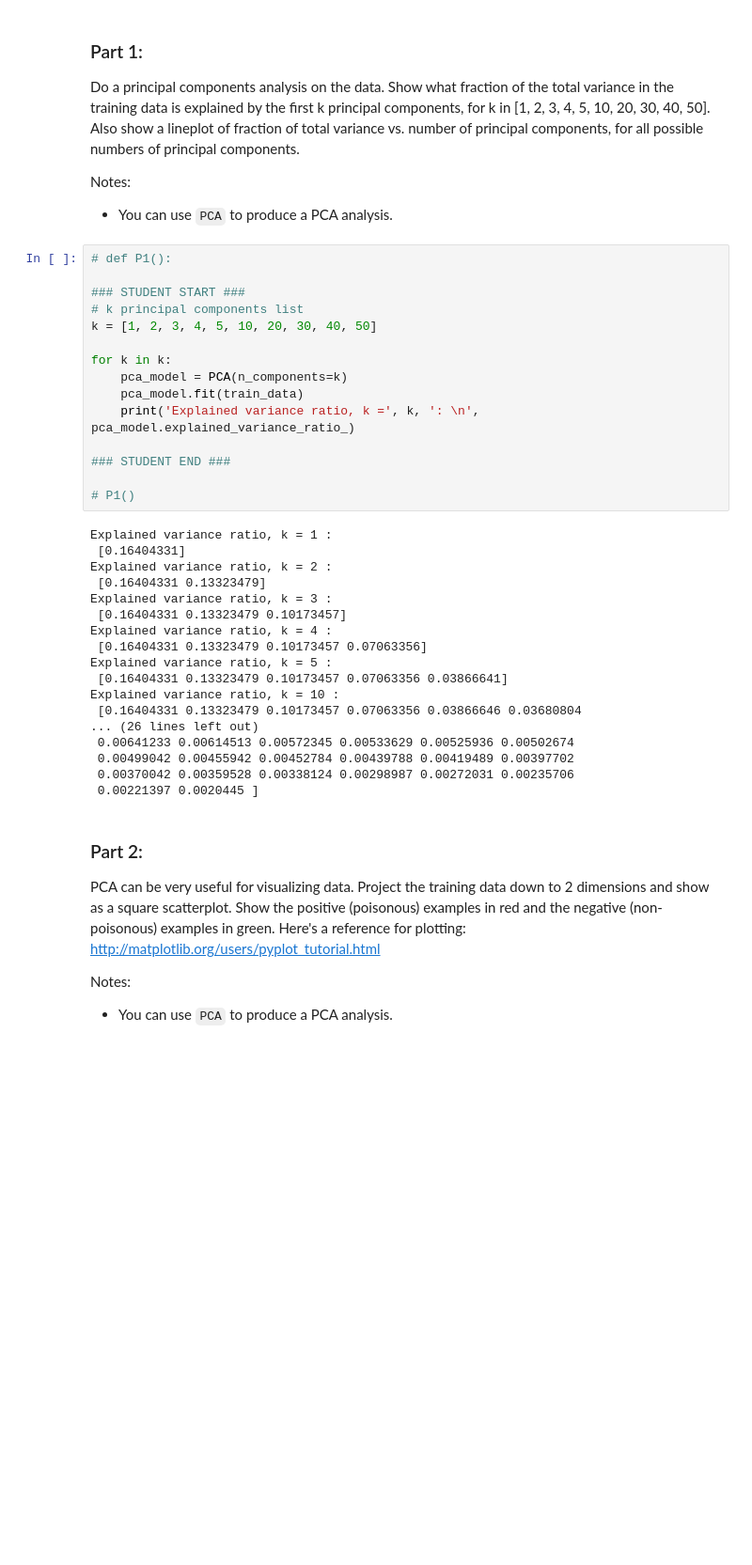
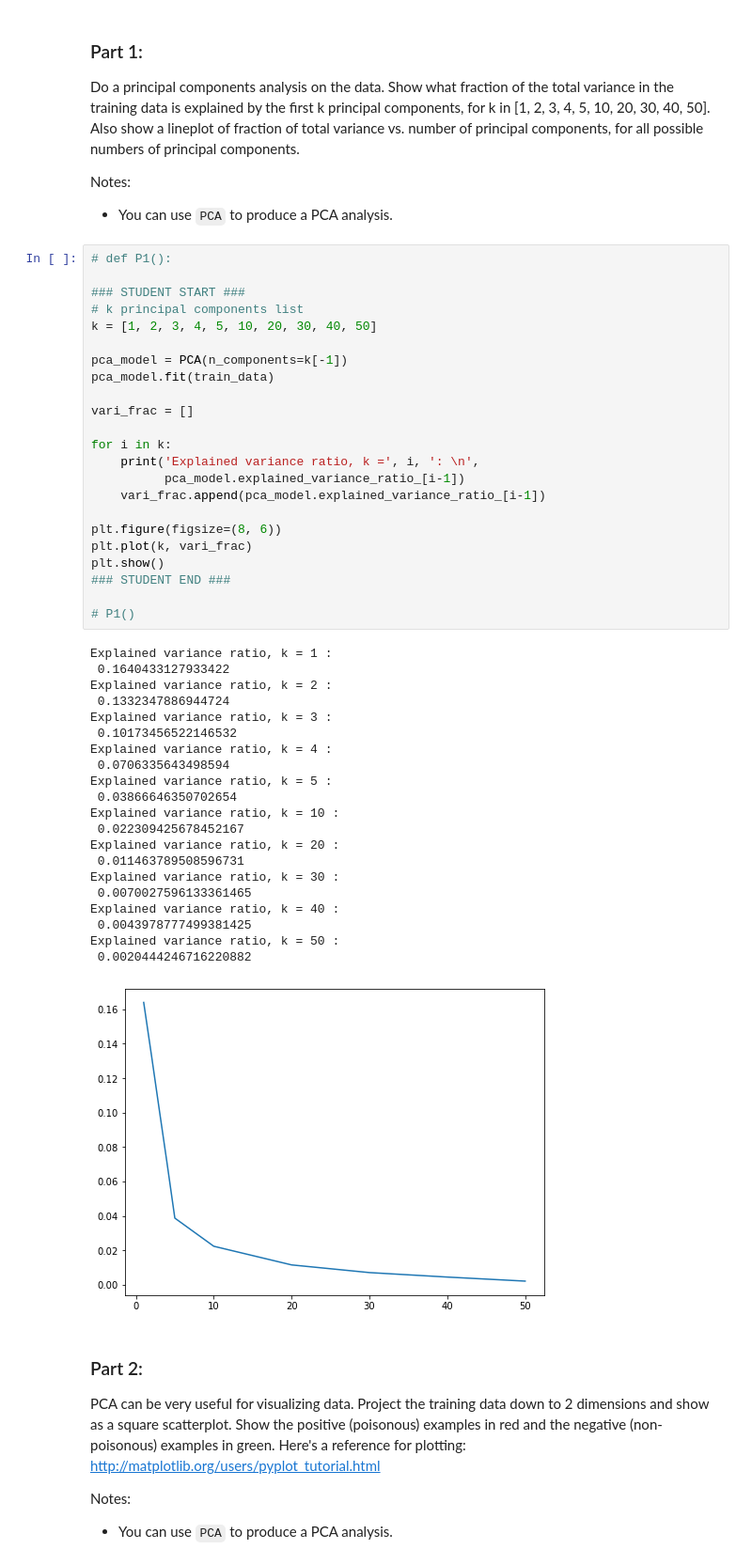
Before and after one commit to jorgeah92/ucb-w207-applied-ml, a Jupyter notebook: projects/jorge_hernandez_p3.ipynb, the cells around one changed output. Shown: that part at 94% size. Drawn from its saved outputs; the diff is of its cells as text; blank space fills up the shorter version.

```diff
--- a/projects/jorge_hernandez_p3.ipynb
+++ b/projects/jorge_hernandez_p3.ipynb
@@ -72,36 +71,48 @@ Notes:
 # %%
 # def P1():
 
 ### STUDENT START ###
 # k principal components list
 k = [1, 2, 3, 4, 5, 10, 20, 30, 40, 50]
 
-for k in k:
-    pca_model = PCA(n_components=k)
-    pca_model.fit(train_data)
-    print('Explained variance ratio, k =', k, ': \n', pca_model.explained_variance_ratio_)
+pca_model = PCA(n_components=k[-1])
+pca_model.fit(train_data)
 
+vari_frac = []
+
+for i in k:
+    print('Explained variance ratio, k =', i, ': \n',
+          pca_model.explained_variance_ratio_[i-1])
+    vari_frac.append(pca_model.explained_variance_ratio_[i-1])
+
+plt.figure(figsize=(8, 6))
+plt.plot(k, vari_frac)
+plt.show()
 ### STUDENT END ###
 
 # P1()
 # %% [output]
 Explained variance ratio, k = 1 :
- [0.16404331]
+ 0.1640433127933422
 Explained variance ratio, k = 2 :
- [0.16404331 0.13323479]
+ 0.1332347886944724
 Explained variance ratio, k = 3 :
- [0.16404331 0.13323479 0.10173457]
+ 0.10173456522146532
 Explained variance ratio, k = 4 :
- [0.16404331 0.13323479 0.10173457 0.07063356]
+ 0.0706335643498594
 Explained variance ratio, k = 5 :
- [0.16404331 0.13323479 0.10173457 0.07063356 0.03866641]
+ 0.03866646350702654
 Explained variance ratio, k = 10 :
- [0.16404331 0.13323479 0.10173457 0.07063356 0.03866646 0.03680804
-... (26 lines left out)
- 0.00641233 0.00614513 0.00572345 0.00533629 0.00525936 0.00502674
- 0.00499042 0.00455942 0.00452784 0.00439788 0.00419489 0.00397702
- 0.00370042 0.00359528 0.00338124 0.00298987 0.00272031 0.00235706
- 0.00221397 0.0020445 ]
+ 0.022309425678452167
+Explained variance ratio, k = 20 :
+ 0.011463789508596731
+Explained variance ratio, k = 30 :
+ 0.0070027596133361465
+Explained variance ratio, k = 40 :
+ 0.0043978777499381425
+Explained variance ratio, k = 50 :
+ 0.0020444246716220882
+[figure, added]
 # %% [markdown]
 ### Part 2:
 
```
Also changed, not shown: parts of 6 cells of this notebook, 1 other file.
